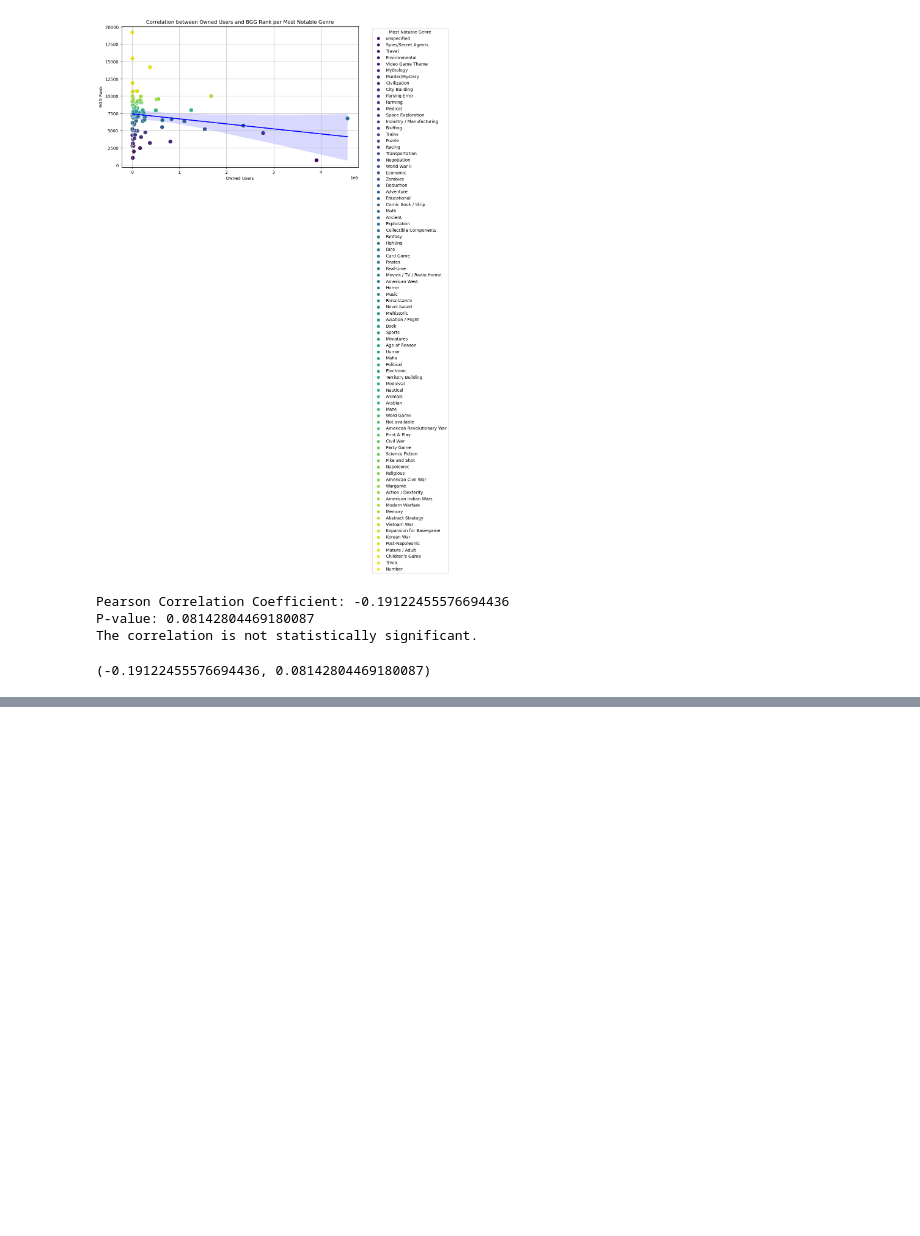
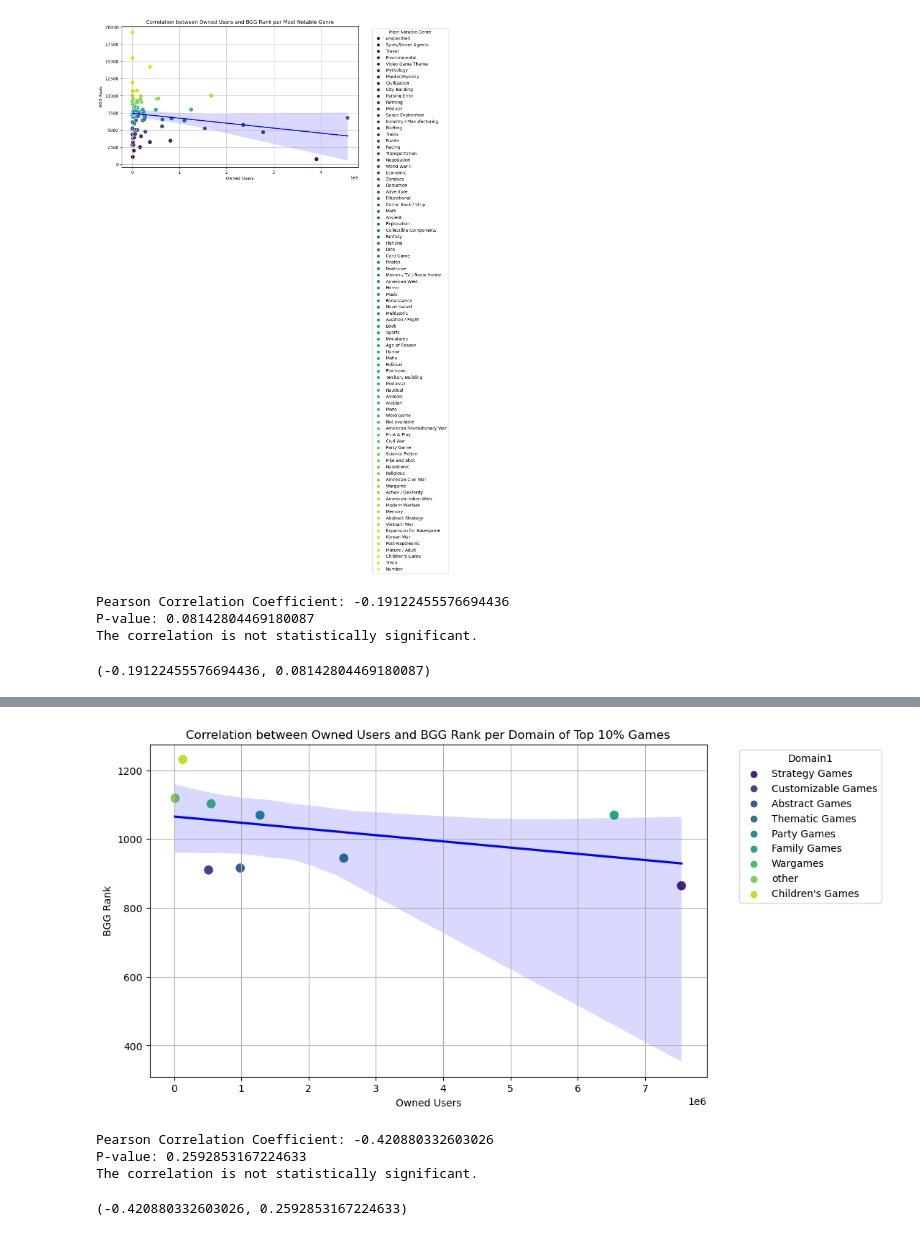
Before and after one commit to jkspiva/Final-Project-Group3, a Jupyter notebook: Ashley/testing.ipynb, the cells around one changed output, grey strips where cells are left out. Saved outputs shown, nothing was run; the diff lists cells and outputs as text; code cells hidden in the pictures; blank space fills up the shorter version.

Commit message:
added top 20% data

```diff
--- a/Ashley/testing.ipynb
+++ b/Ashley/testing.ipynb
@@ -674,0 +681,13 @@ The correlation is not statistically significant.
+# %%
+# Getting only top 20% of dataset based of BGG Rank and making dataframe
+# Sort the DataFrame by 'BGG Rank' in ascending order
+df_sorted = merged_df.sort_values(by='BGG Rank', ascending=True)
+
+# Determine the number of rows that constitute the top 20%
+top_20_percent = int(0.2 * len(df_sorted))
+
+# Slice the top 20% of the DataFrame
+top_20_df = df_sorted.head(top_20_percent)
+
+# Now 'top_20_df' contains the top 20% based on 'BGG Rank'
+print(top_20_df)
@@ -674,0 +716,10 @@ The correlation is not statistically significant.
+# %%
+domain_20_stats = top_20_df.groupby('Domain1').agg({
+    'Rating Average': 'mean',
+    'BGG Rank': 'mean',
+    'Owned Users': 'sum',
+    'Users Rated': 'sum'
+}).sort_values(by='BGG Rank', ascending=True)
+
+# Display the result
+print(domain_20_stats)
@@ -674,0 +794,14 @@ The correlation is not statistically significant.
+# %%
+analyze_correlation(
+    data=domain_20_stats,
+    x_col='Owned Users',
+    y_col='BGG Rank',
+    hue_col='Domain1',
+    plot_title='Correlation between Owned Users and BGG Rank per Domain of Top 10% Games'
+)
+# %% [output]
+[figure, added]
+Pearson Correlation Coefficient: -0.420880332603026
+P-value: 0.2592853167224633
+The correlation is not statistically significant.
+(-0.420880332603026, 0.2592853167224633)
```
Also changed, not shown: parts of 11 cells of this notebook.
